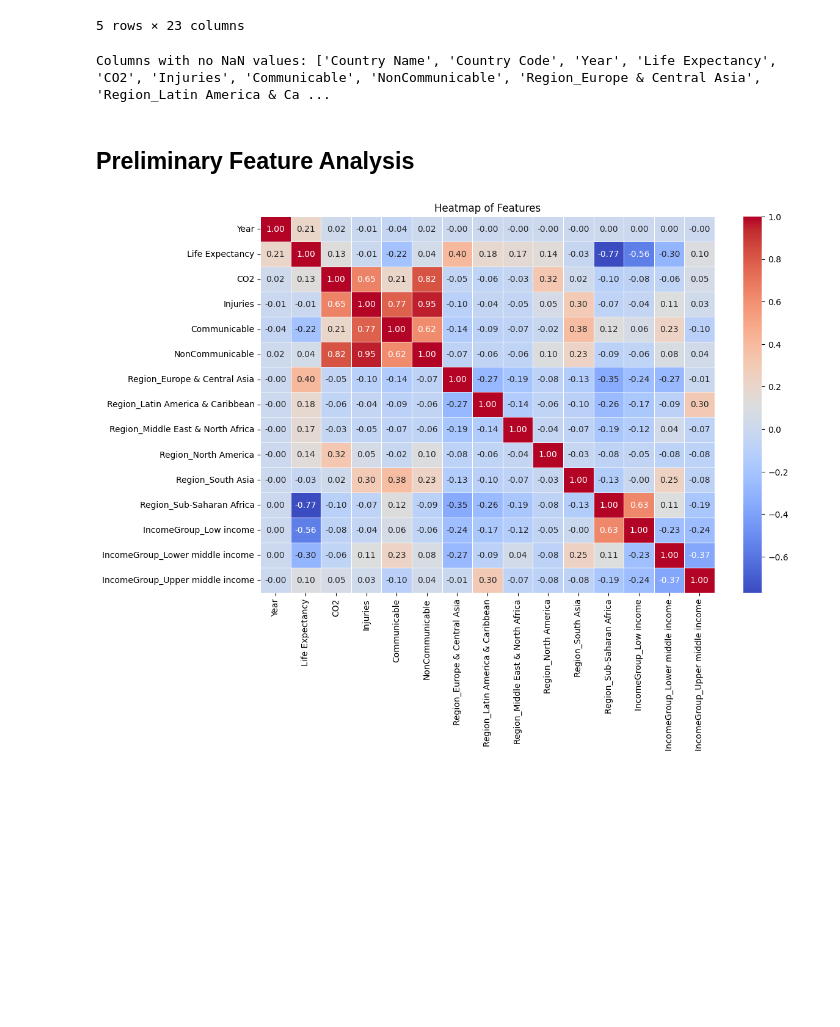
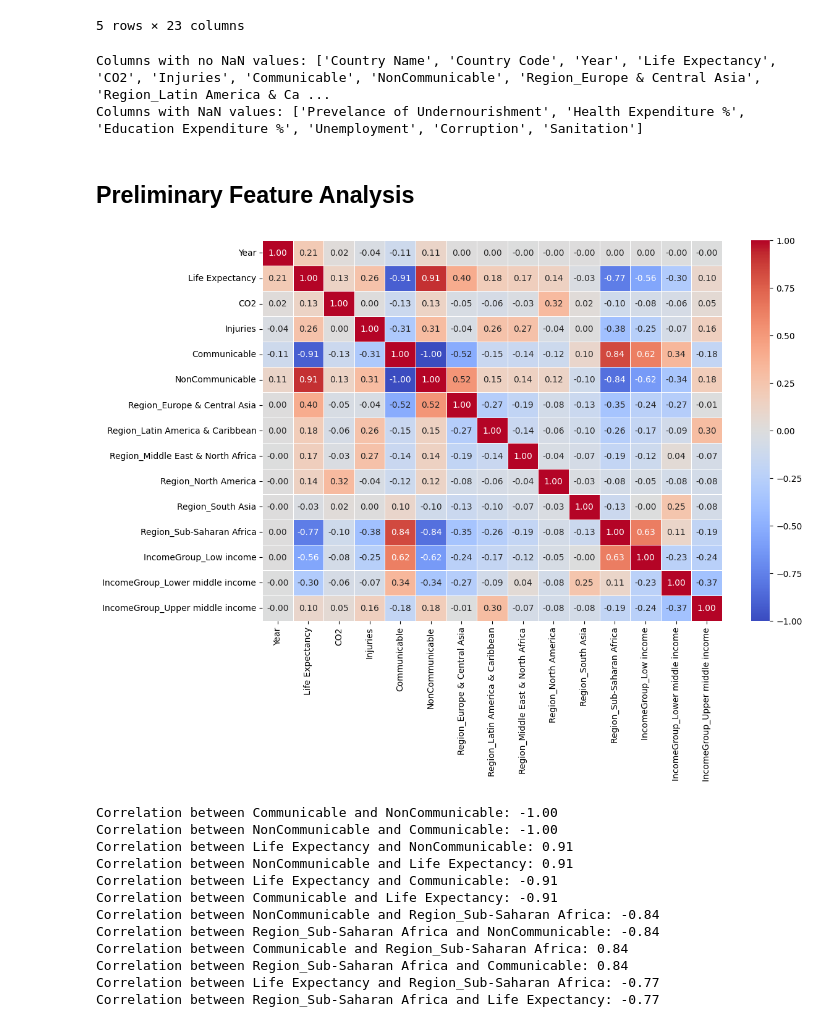
Before and after one commit to kartikramachandrula/LifeExpectancy, a Jupyter notebook: Data Exploration.ipynb, the cells around one changed output. Drawn from its saved outputs; the diff is of its cells as text; code cells hidden in the pictures; blank space fills up the shorter version.

```diff
--- a/Data Exploration.ipynb
+++ b/Data Exploration.ipynb
@@ -111,26 +111,69 @@ df.head()
 | 4 | United Arab Emirates | ARE | 2001 | 74.544 | 2.80 | 97200.0 | ... |
 5 rows × 23 columns
 # %%
+#Print nan columns and non nan columns.
+
 non_nan_columns = df.columns[df.notna().all()].tolist()
 print("Columns with no NaN values:", non_nan_columns)
+
+nan_columns = df.columns[df.isna().any()].tolist()
+print("Columns with NaN values:", nan_columns)
 # %% [output]
 Columns with no NaN values: ['Country Name', 'Country Code', 'Year', 'Life Expectancy', 'CO2', 'Injuries', 'Communicable', 'NonCommunicable', 'Region_Europe & Central Asia', 'Region_Latin America & Ca ...
+Columns with NaN values: ['Prevelance of Undernourishment', 'Health Expenditure %', 'Education Expenditure %', 'Unemployment', 'Corruption', 'Sanitation']
 # %% [markdown]
 ## Preliminary Feature Analysis
 # %%
+#Final Data Cleaning.
+
+from sklearn.preprocessing import StandardScaler
+
+df['Year'] = df['Year'] - 2001
+
+scaler = StandardScaler()
+df['CO2'] = scaler.fit_transform(df[['CO2']])
+
+df['Population'] = df['Communicable'] + df['NonCommunicable']
+population_columns = ['Injuries', 'Communicable', 'NonCommunicable']
+for column in population_columns:
+    df[column] = df[column] / df['Population']
+
+df.to_csv('datasets/cleaned_life_expectancy_data.csv', index=False)
+
+# df.head()
+
 # Heatmap of the Dataset
 df_copy = df[non_nan_columns].copy()
 df_copy = df_copy.select_dtypes(exclude=['object'])
 df_copy = df_copy.astype({col: 'int' for col in df_copy.select_dtypes(include=['bool']).columns})
 # df_copy
 
 import seaborn as sns
 
 corr = df_copy.corr()
 plt.figure(figsize=(12, 8))
 sns.heatmap(corr, annot=True, fmt=".2f", cmap='coolwarm', linewidths=0.5)
-plt.title('Heatmap of Features')
+# plt.title('Heatmap of Features')
 plt.savefig('Life Expectancy and Socioeconomic World/heatmap_features.png')
 plt.show()
+
+# Print the pairs of features with correlation higher than 0.7
+high_corr_pairs = [(col1, col2, corr.loc[col1, col2]) for col1 in corr.columns for col2 in corr.columns if col1 != col2 and abs(corr.loc[col1, col2]) > 0.7]
+high_corr_pairs = sorted(high_corr_pairs, key=lambda x: -abs(x[2]))
+
+for pair in high_corr_pairs:
+    print(f"Correlation between {pair[0]} and {pair[1]}: {pair[2]:.2f}")
 # %% [output]
-[figure, old version]
+[figure, new version]
+Correlation between Communicable and NonCommunicable: -1.00
+Correlation between NonCommunicable and Communicable: -1.00
+Correlation between Life Expectancy and NonCommunicable: 0.91
+Correlation between NonCommunicable and Life Expectancy: 0.91
+Correlation between Life Expectancy and Communicable: -0.91
+Correlation between Communicable and Life Expectancy: -0.91
+Correlation between NonCommunicable and Region_Sub-Saharan Africa: -0.84
+Correlation between Region_Sub-Saharan Africa and NonCommunicable: -0.84
+Correlation between Communicable and Region_Sub-Saharan Africa: 0.84
+Correlation between Region_Sub-Saharan Africa and Communicable: 0.84
+Correlation between Life Expectancy and Region_Sub-Saharan Africa: -0.77
+Correlation between Region_Sub-Saharan Africa and Life Expectancy: -0.77
```
Also changed, not shown: parts of 4 cells of this notebook, 5 other files.
